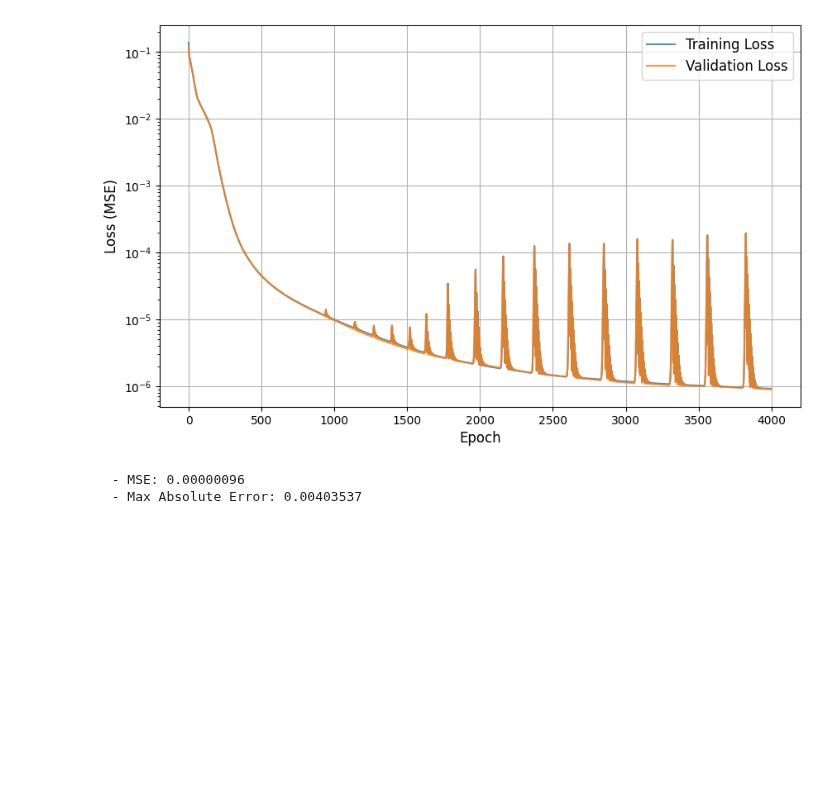
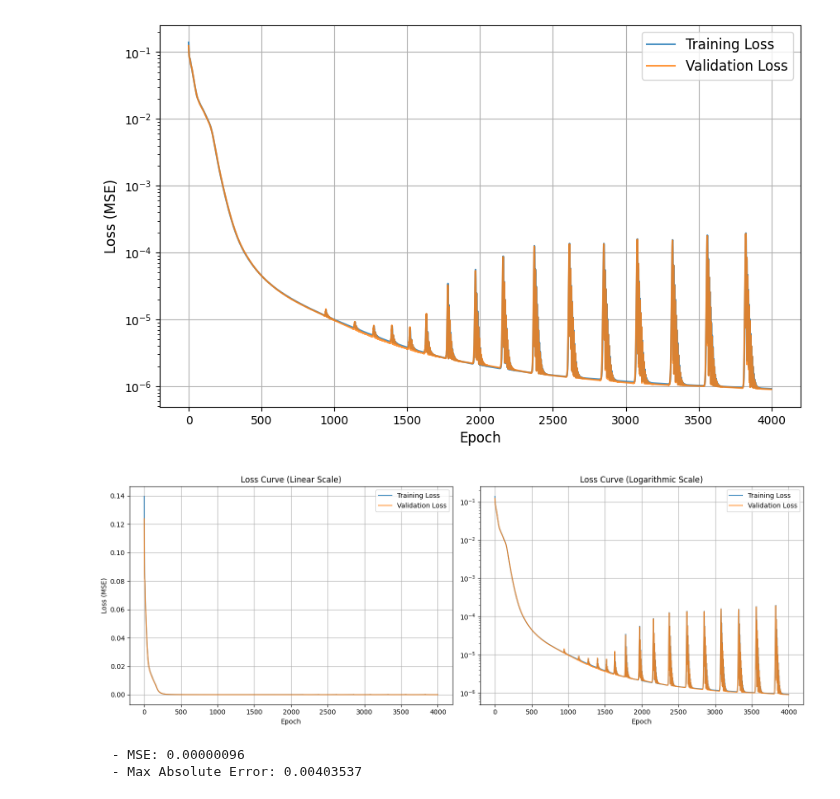
Before and after one commit to Polyg0nA/2025_machine_learning, a Jupyter notebook: Week_2/runge.ipynb, the cells around one changed output. Saved outputs shown, nothing was run; the diff lists cells and outputs as text; code cells hidden in the pictures; blank space fills up the shorter version.

```diff
--- a/Week_2/runge.ipynb
+++ b/Week_2/runge.ipynb
@@ -130,6 +130,34 @@ plt.grid(True)
 plt.show()
 # %% [output]
 [figure]
+# %%
+fig, axes = plt.subplots(1, 2, figsize=(15, 6))
+
+# --- Plot 1: Linear Scale ---
+axes[0].plot(train_losses, label='Training Loss', alpha=0.8)
+axes[0].plot(val_losses, label='Validation Loss', alpha=0.8)
+axes[0].set_title('Loss Curve (Linear Scale)')
+axes[0].set_xlabel('Epoch')
+axes[0].set_ylabel('Loss (MSE)')
+axes[0].legend()
+axes[0].grid(True)
+
+# --- Plot 2: Logarithmic Scale ---
+axes[1].plot(train_losses, label='Training Loss', alpha=0.8)
+axes[1].plot(val_losses, label='Validation Loss', alpha=0.8)
+axes[1].set_title('Loss Curve (Logarithmic Scale)')
+axes[1].set_xlabel('Epoch')
+axes[1].set_yscale('log')
+axes[1].legend()
+axes[1].grid(True)
+
+# Adjust layout to prevent titles/labels from overlapping
+plt.tight_layout(rect=[0, 0.03, 1, 0.95])
+
+# Show the plots
+plt.show()
+# %% [output]
+[figure, added]
 # %%
 mse_error = criterion(y_pred_test, y_test).item()
 max_error = torch.max(torch.abs(y_pred_test - y_test)).item()
```
Also changed, not shown: 1 other file.
